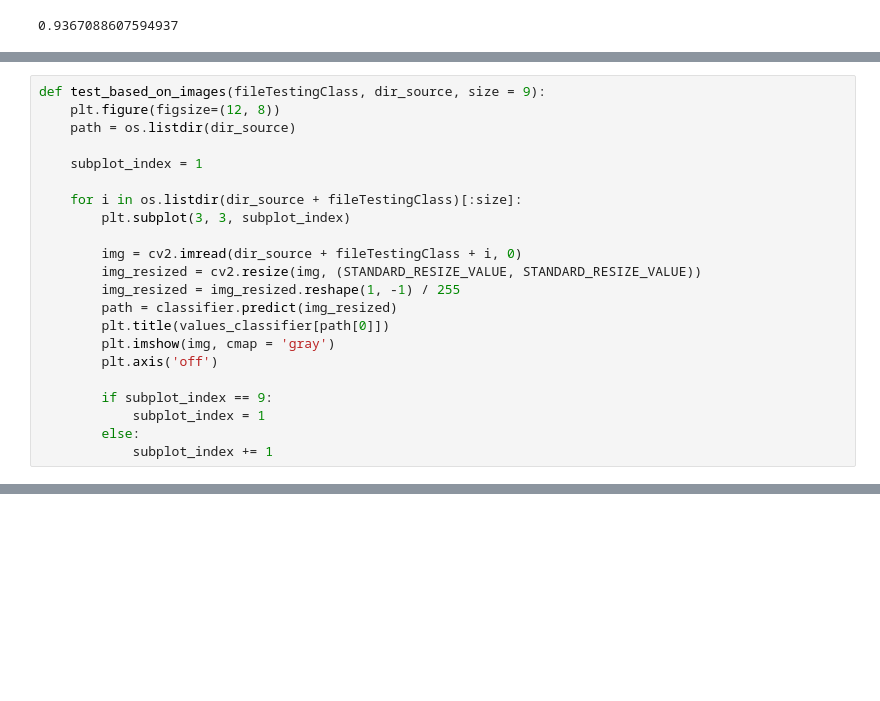
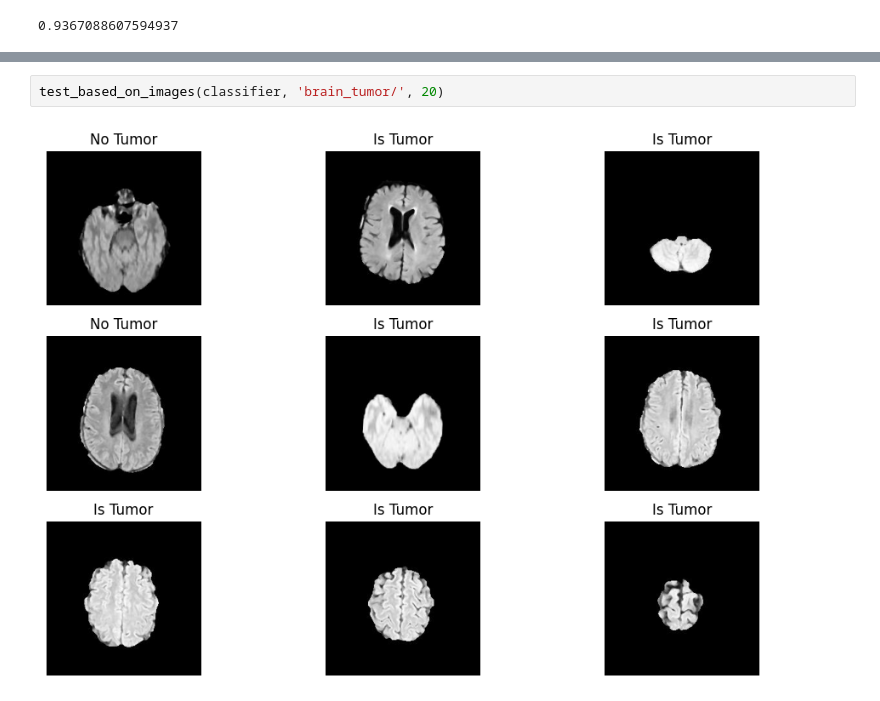
Before and after one commit to EnterpriseSoftwareCity/brain-tumor-detection, a Jupyter notebook: predictor_svm.ipynb, the cells around one changed output, grey strips where cells are left out. Cells and saved outputs as stored; diff of their text form; blank space fills up the shorter version.

```diff
--- a/predictor_svm.ipynb
+++ b/predictor_svm.ipynb
@@ -61,22 +52,0 @@ values_classifier = {0: 'No Tumor', 1: 'Is Tumor'}
-# %%
-def test_based_on_images(fileTestingClass, dir_source, size = 9):
-    plt.figure(figsize=(12, 8))
-    path = os.listdir(dir_source)
-
-    subplot_index = 1
-
-    for i in os.listdir(dir_source + fileTestingClass)[:size]:
-        plt.subplot(3, 3, subplot_index)
-
-        img = cv2.imread(dir_source + fileTestingClass + i, 0)
-        img_resized = cv2.resize(img, (STANDARD_RESIZE_VALUE, STANDARD_RESIZE_VALUE))
-        img_resized = img_resized.reshape(1, -1) / 255
-        path = classifier.predict(img_resized)
-        plt.title(values_classifier[path[0]])
-        plt.imshow(img, cmap = 'gray')
-        plt.axis('off')
-
-        if subplot_index == 9:
-            subplot_index = 1
-        else:
-            subplot_index += 1
@@ -102,0 +65,4 @@ test_based_on_images('brain_tumor/', STANDARD_DATA_DIRECTORY_STRUCTURE, 80)
+# %%
+test_based_on_images(classifier, 'brain_tumor/', 20)
+# %% [output]
+[figure, added]
```
Also changed, not shown: parts of 12 cells of this notebook.
